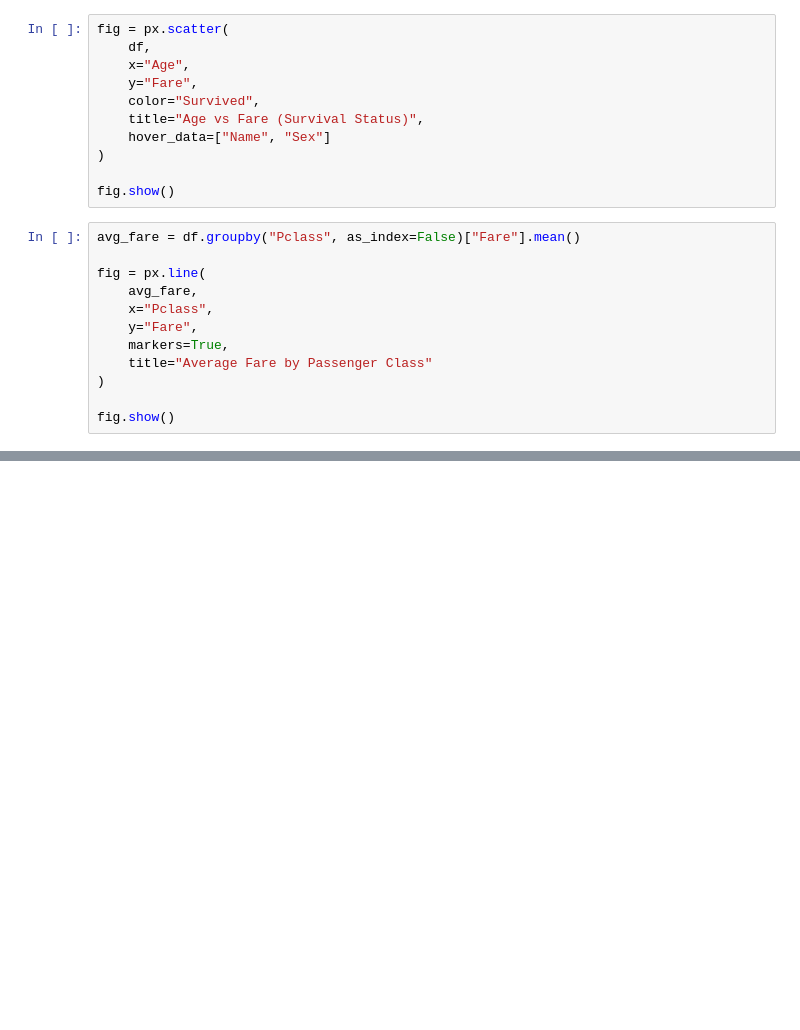
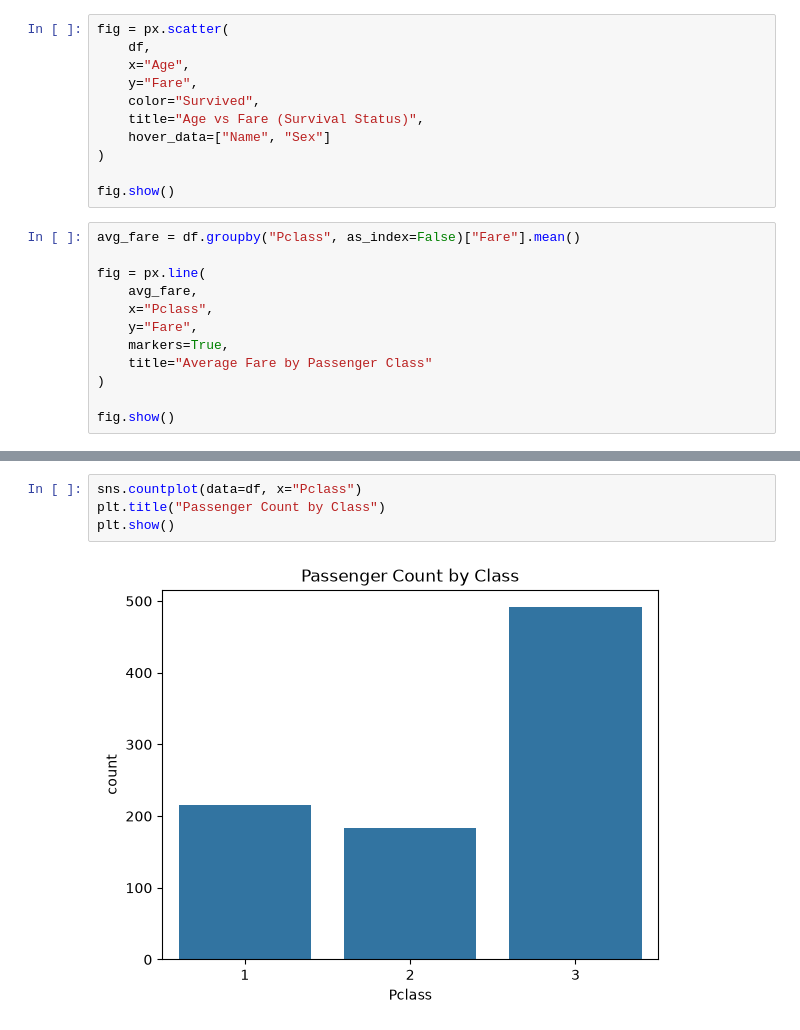
Before and after one commit to karthikujjwal2616/apexplanet-task3-visualization, a Jupyter notebook: notebooks/task3_visualization.ipynb, the cells around one changed output, grey strips where cells are left out. Drawn from its saved outputs; the diff is of its cells as text; blank space fills up the shorter version.

```diff
--- a/notebooks/task3_visualization.ipynb
+++ b/notebooks/task3_visualization.ipynb
@@ -190,0 +159,6 @@ NameError: name 'df' is not defined
+# %%
+sns.countplot(data=df, x="Pclass")
+plt.title("Passenger Count by Class")
+plt.show()
+# %% [output]
+[figure, added]
```
Also changed, not shown: parts of 6 cells of this notebook, 1 other file.
